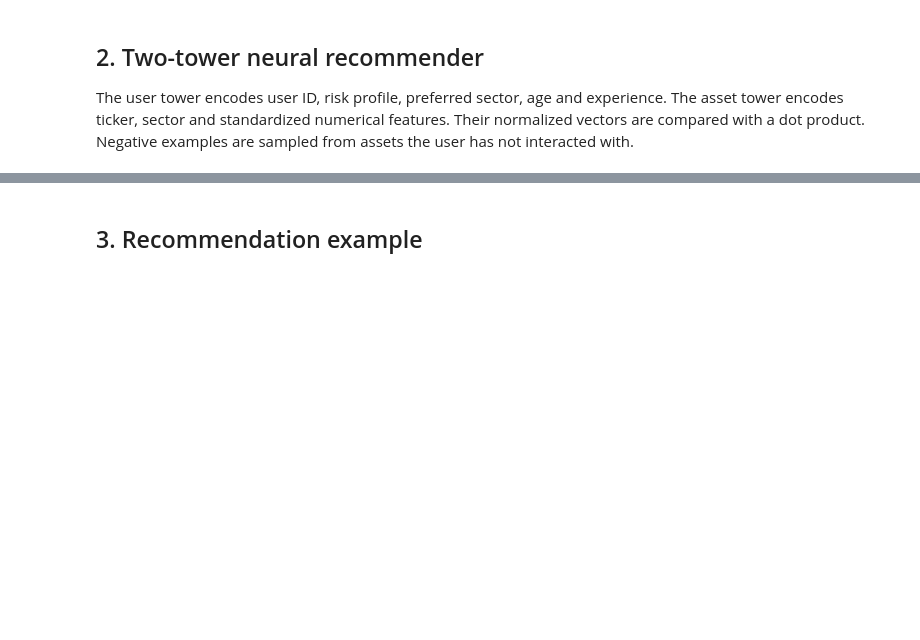
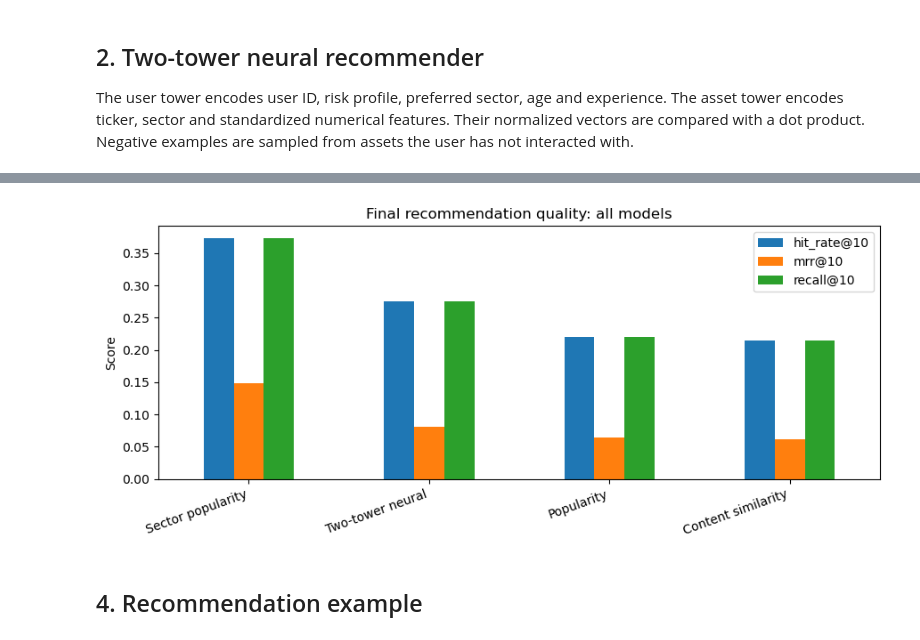
Before and after one commit to mtodoroff/DeepLearning, a Jupyter notebook: notebooks/FARS_part_4_Experiments.ipynb, the cells around one changed output, grey strips where cells are left out. Cells and saved outputs as stored; diff of their text form; code cells hidden in the pictures; blank space fills up the shorter version.

```diff
--- a/notebooks/FARS_part_4_Experiments.ipynb
+++ b/notebooks/FARS_part_4_Experiments.ipynb
@@ -128,5 +133,21 @@ results.sort_values('hit_rate@10',ascending=False)
+# %%
+metric_cols=[c for c in ['hit_rate@10','mrr@10','recall@10'] if c in final_results.columns]
+final_results[metric_cols].plot.bar(figsize=(9,4),title='Final recommendation quality: all models')
+plt.ylabel('Score')
+plt.xticks(rotation=20,ha='right')
+plt.tight_layout()
+plt.show()
+
+if 'coverage' in final_results.columns:
+    final_results[['coverage']].plot.bar(figsize=(9,3),title='Catalog coverage by model')
+    plt.ylabel('Unique recommended assets')
+    plt.xticks(rotation=20,ha='right')
+    plt.tight_layout()
+    plt.show()
+# %% [output]
+[figure, added]
 # %% [markdown]
-## 3. Recommendation example
+## 4. Recommendation example
 # %%
 example_user=users.iloc[0].user_id
 profile=users[users.user_id==example_user]
```
Also changed, not shown: parts of 9 cells of this notebook, 2 other files.
